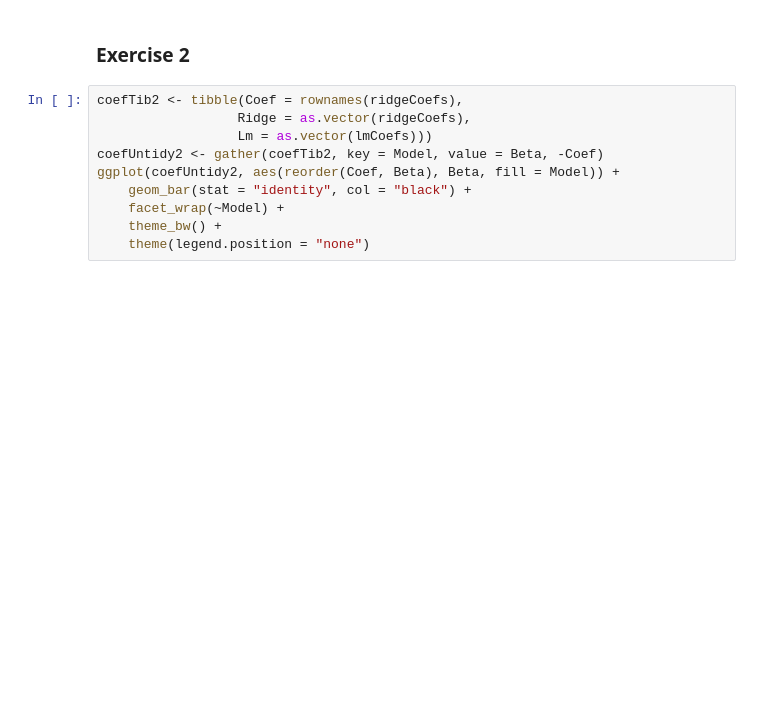
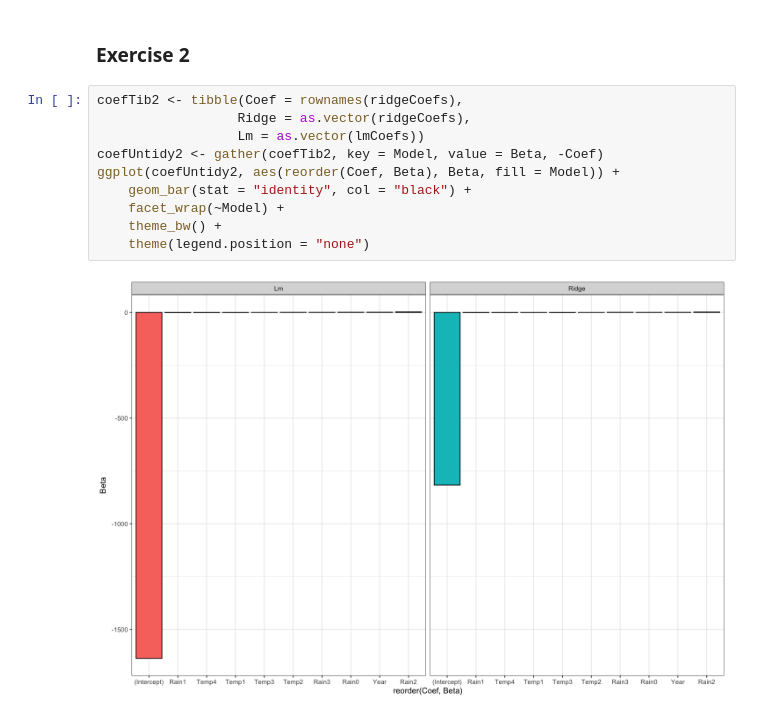
Before and after one commit to brainvat/Hefin-I-Rhys-Machine-Learning-with-R-the-tidyverse-and-mlr, a Jupyter notebook: chapter_11/Chapter 11 - Preventing overfitting with ridge regression LASSO and elastic net.ipynb, the cells around one changed output. Cells and saved outputs as stored; diff of their text form; blank space fills up the shorter version.

```diff
--- a/chapter_11/Chapter 11 - Preventing overfitting with ridge regression LASSO and elastic net.ipynb
+++ b/chapter_11/Chapter 11 - Preventing overfitting with ridge regression LASSO and elastic net.ipynb
@@ -122,10 +227,12 @@ ggplot(coefUntidy, aes(reorder(Coef, Beta), Beta, fill = Model)) +
 # %%
 coefTib2 <- tibble(Coef = rownames(ridgeCoefs),
                   Ridge = as.vector(ridgeCoefs),
-                  Lm = as.vector(lmCoefs)))
+                  Lm = as.vector(lmCoefs))
 coefUntidy2 <- gather(coefTib2, key = Model, value = Beta, -Coef)
 ggplot(coefUntidy2, aes(reorder(Coef, Beta), Beta, fill = Model)) +
     geom_bar(stat = "identity", col = "black") +
     facet_wrap(~Model) +
     theme_bw() +
     theme(legend.position = "none")
+# %% [output]
+[figure, added]
```
Also changed, not shown: parts of 12 cells of this notebook, 1 other file.
